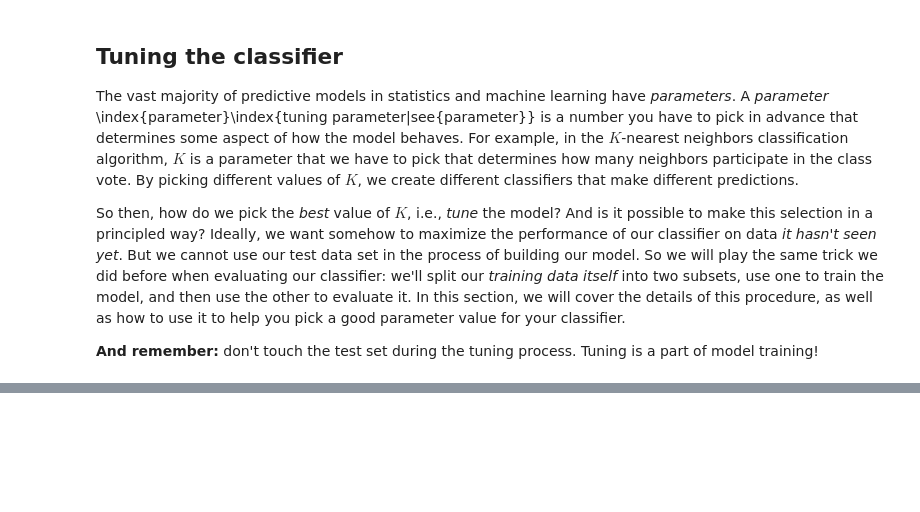
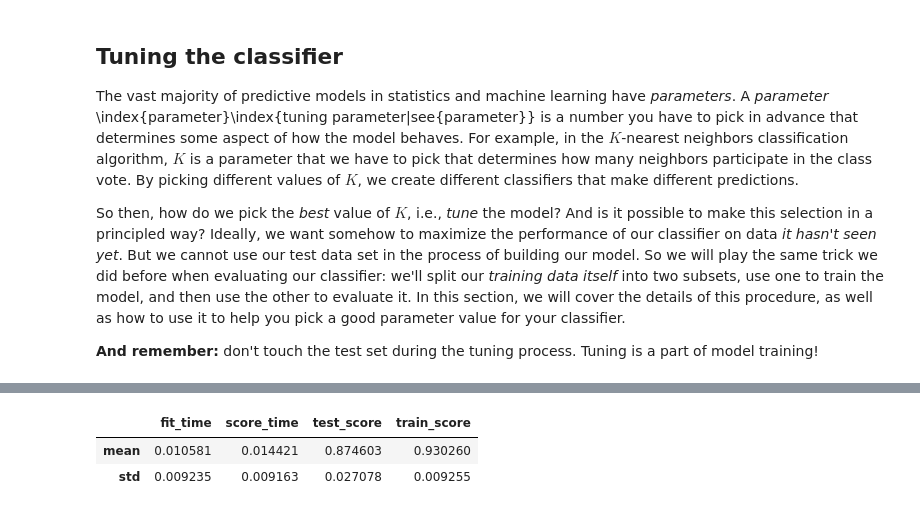
Before and after one commit to UBC-DSCI/introduction-to-datascience-python, a Jupyter notebook: source/classification2.ipynb, the cells around one changed output, grey strips where cells are left out. Cells and saved outputs as stored; diff of their text form; code cells hidden in the pictures; blank space fills up the shorter version.

```diff
--- a/source/classification2.ipynb
+++ b/source/classification2.ipynb
@@ -869,0 +940,7 @@ cancer_vfold
+# %%
+cv_5_metrics = cv_5_df.aggregate(func=['mean', 'std'])
+cv_5_metrics
+# %% [output]
+|  | fit_time | score_time | test_score | train_score |
+| mean | 0.010581 | 0.014421 | 0.874603 | 0.930260 |
+| std | 0.009235 | 0.009163 | 0.027078 | 0.009255 |
```
Also changed, not shown: parts of 28 cells of this notebook, 2 other files.
